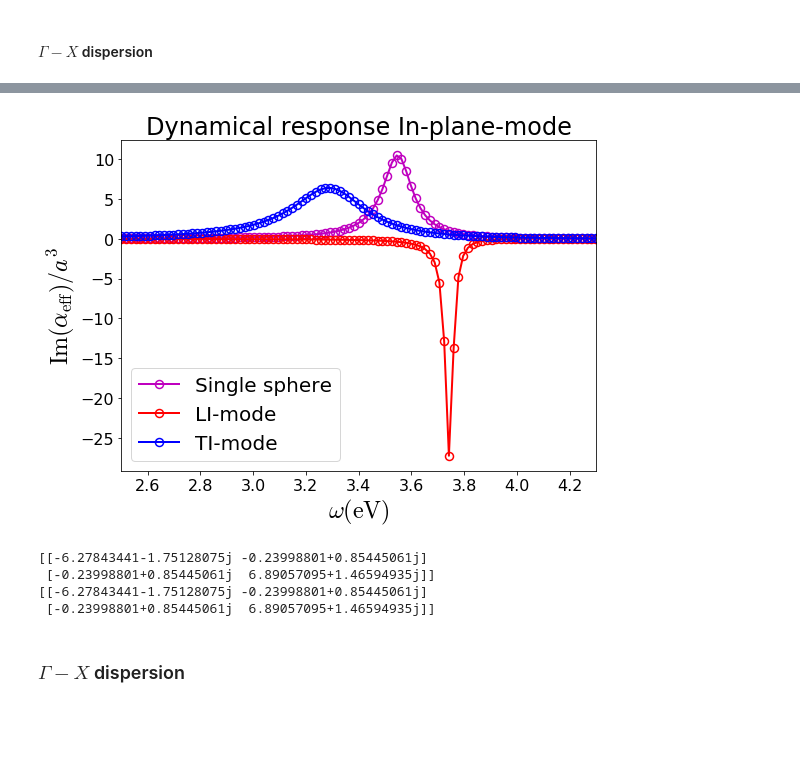
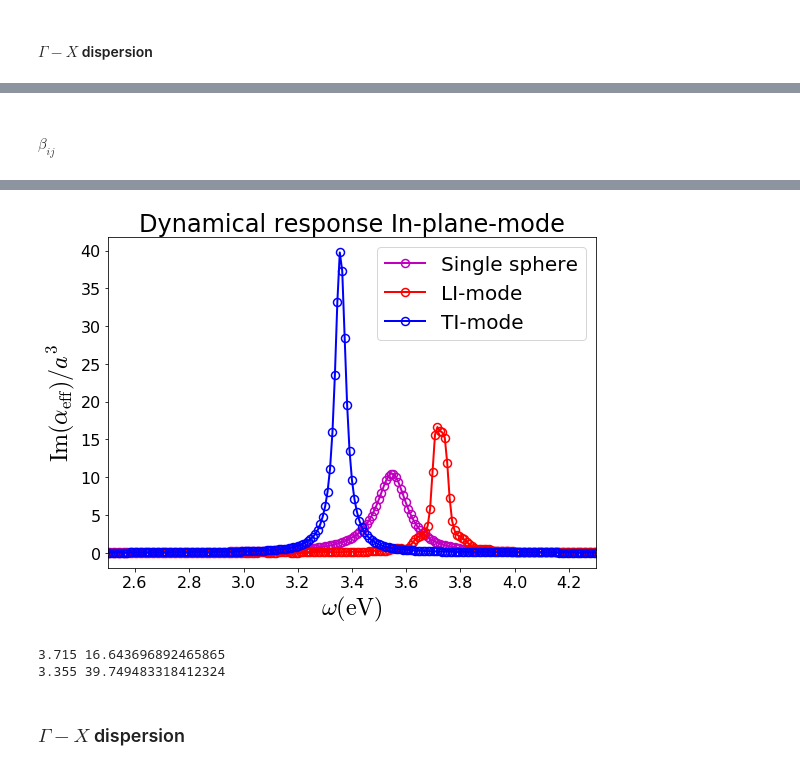
Before and after one commit to 711er/cde, a Jupyter notebook: cde-dynamical-band.ipynb, the cells around one changed output, grey strips where cells are left out. Saved outputs shown, nothing was run; the diff lists cells and outputs as text; code cells hidden in the pictures; blank space fills up the shorter version.

Commit message:
1/R ij component is computated using central finite-difference scheme. Optimal division dk=1e-2, N_1_direct=200. Better method is needed.

```diff
--- a/cde-dynamical-band.ipynb
+++ b/cde-dynamical-band.ipynb
@@ -282,0 +345,11 @@ $$
+# %%
+# Test the impact of finite-difference division
+N_R = 200
+dks = np.power( 10.0, -np.arange(2,8) )
+%time s1xxs = [ -diff2_S_k(kvec, kw, uv1, uv2, dk, lat, N_R, fR3) \
+               for dk in dks ]
+for dk, s in zip( dks, s1xxs ):
+#     print('Real-part error: {:.2e}'.format( np.real(s-s1xx_direct)) )
+#     print('Imaginary-part error: {:.2e}'.format( np.imag(s-s1xx_direct)) )
+    print('{:.2e} {:.2e} {:.2e}'\
+          .format( dk, np.real(s-s1xx_direct), np.imag(s-s1xx_direct) ))
@@ -283,3 +365,5 @@ $$
+# %% [markdown]
+####  $\beta_{ij}$
 # %%
 # fR3yx = lambda Rvec: fnRij(Rvec, 3, 1, 0)
 # fR3xx = lambda Rvec: fnRij(Rvec, 3, 0, 0)
@@ -308,11 +402,13 @@ def beta_matrix( kvec, kw, N_2_direct, N_3_direct, N_G, N_R, E, lat ):
 # %%
 lat = square
 kvec = [2.5, 0, 0]
-nw = 101
+nw = 201
 w_min, w_max = 2.5, 4.3
 ws = np.linspace(w_min, w_max, nw)
 kws = ev2kw(ws, d)*twopi
 
+dk = 1e-2
+N_1_direct = 200
 N_2_direct = 100
 N_3_direct = 50
 N_G, N_R = 5, 5
@@ -324,7 +420,8 @@ a = d*a_o_d
 pols = alpha(ws, eps_drude, a=a, a_o_d=a_o_d, \
              unit='eV', rad_corr=True)
 
-%time beta = [ beta_matrix( kvec, kw, N_2_direct, N_3_direct, \
+%time beta = [ beta_matrix( kvec, kw, dk, N_1_direct, \
+                           N_2_direct, N_3_direct, \
                            N_G, N_R, E, lat ) \
               for kw in kws ]
 m_eig_1, m_eig_2 = np.linalg.eigvals( beta ).T
@@ -344,25 +441,6 @@ plt.plot(ws, np.imag(w1), 'ro-', \
          **marker_style, label=r'LI-mode')
 plt.plot(ws, np.imag(w2), 'bo-', \
          **marker_style, label=r'TI-mode')
-# myarrow = dict(facecolor='black', width=2, headwidth=8, shrink=0.05)
-# plt.annotate('${:.2f}$'.format(y0),
-#              xy=(w0,y0), xycoords='data',
-#              xytext=(-50,5), textcoords='offset points',
-#              arrowprops=myarrow,
-#              horizontalalignment='right', verticalalignment='bottom',
-#              fontsize=20)
-# plt.annotate('${:.2f}$'.format(y_in),
-#              xy=(w0_in,y_in), xycoords='data',
-#              xytext=(40,5), textcoords='offset points',
-#              arrowprops=myarrow,
-#              horizontalalignment='left', verticalalignment='bottom',
-#              fontsize=20)
-# plt.annotate('${:.2f}$'.format(y_out),
-#              xy=(w0_out,y_out), xycoords='data',
-#              xytext=(40,5), textcoords='offset points',
-#              arrowprops=myarrow,
-#              horizontalalignment='left', verticalalignment='top',
-#              fontsize=20)
 plt.xlim(ws[0], ws[-1])
 plt.xlabel(r'$\omega(\mathrm{eV})$')
 plt.ylabel(r'$\mathrm{Im}(\alpha_{\mathrm{eff}})/a^3$')
@@ -377,13 +455,11 @@ Wall time: 8.74 s
-[figure, old version]
+[figure, new version]
-# %%
-mat1 = beta[0]
-mat2 = np.mat( beta[0] )
-print(mat1)
-print(mat2)
-# %% [output]
-[[-6.27843441-1.75128075j -0.23998801+0.85445061j]
- [-0.23998801+0.85445061j  6.89057095+1.46594935j]]
-[[-6.27843441-1.75128075j -0.23998801+0.85445061j]
- [-0.23998801+0.85445061j  6.89057095+1.46594935j]]
+# %%
+peak1 = np.argmax(np.imag(w1))
+peak2 = np.argmax(np.imag(w2))
+print(ws[peak1], np.imag(w1[peak1]) )
+print(ws[peak2], np.imag(w2[peak2]) )
+# %% [output]
+3.715 16.643696892465865
+3.355 39.749483318412324
 # %% [markdown]
 ### $\Gamma-X$ dispersion
```
Also changed, not shown: parts of 18 cells of this notebook.
